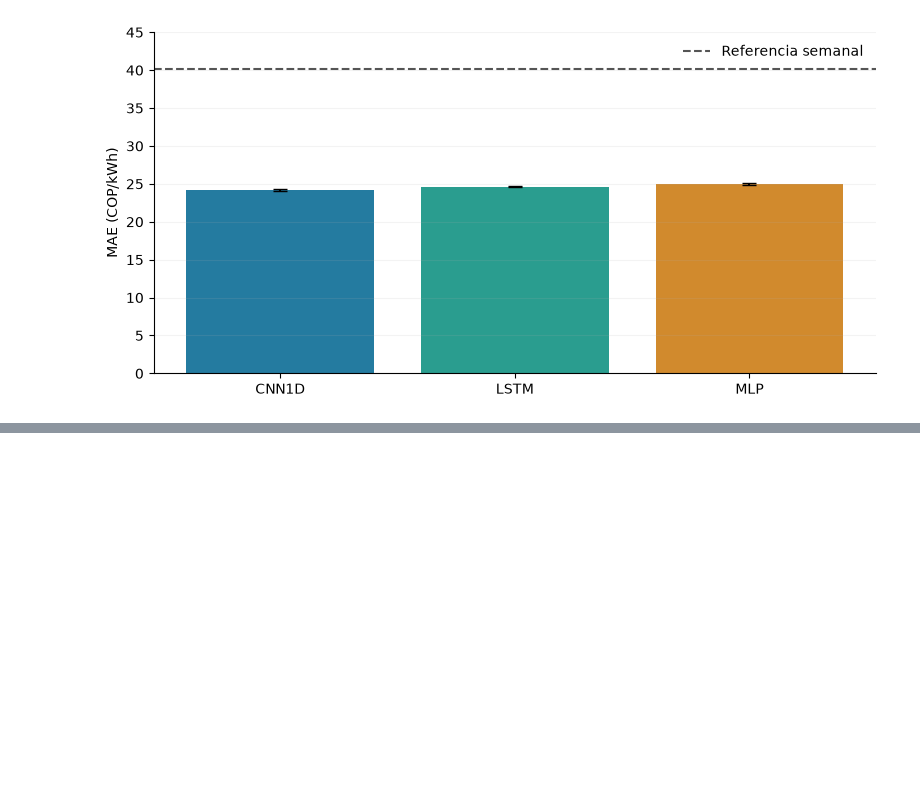
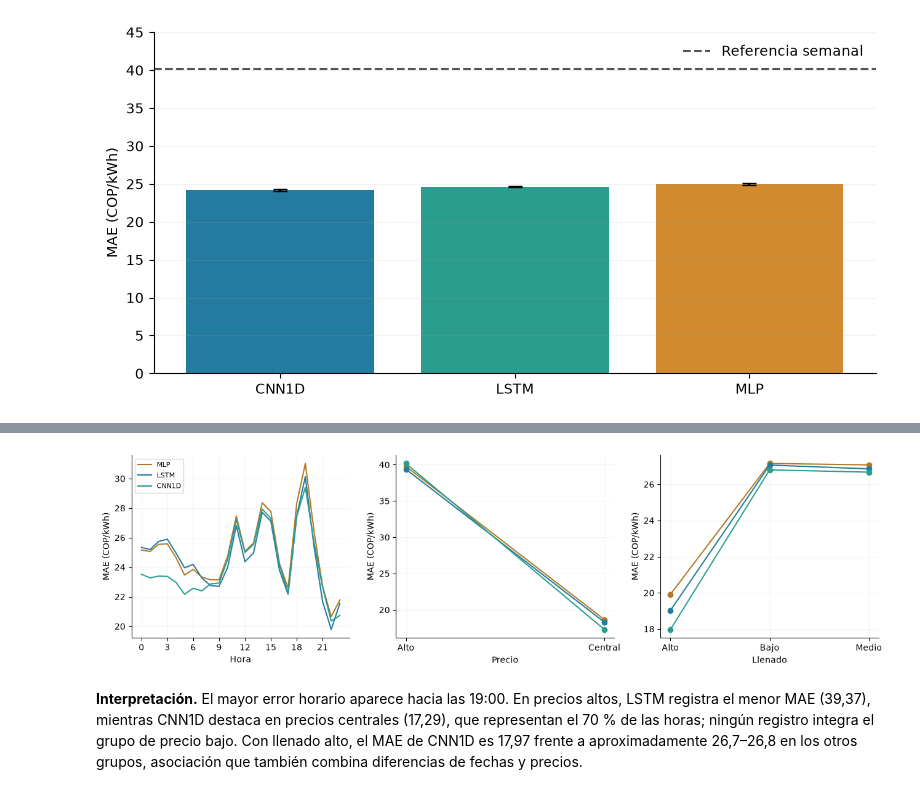
Before and after one commit to Fabian-11037/Time-Series-Project, a Jupyter notebook: docs/_sources/10_modelos.ipynb, the cells around one changed output, grey strips where cells are left out. Cells and saved outputs as stored; diff of their text form; code cells hidden in the pictures; blank space fills up the shorter version.

```diff
--- a/docs/_sources/10_modelos.ipynb
+++ b/docs/_sources/10_modelos.ipynb
@@ -956,0 +1618,6 @@ PyTorch 2.9.1+rocm6.4, Python 3.12.3 y AMD Radeon RX 6700 XT de 12 GB constituye
+# %%
+bmk_plot(benchmark_result, 'segmentos', ROOT); plt.show()
+# %% [output]
+[figure, added]
+# %% [markdown]
+**Interpretación.** El mayor error horario aparece hacia las 19:00. En precios altos, LSTM registra el menor MAE (39,37), mientras CNN1D destaca en precios centrales (17,29), que representan el 70 % de las horas; ningún registro integra el grupo de precio bajo. Con llenado alto, el MAE de CNN1D es 17,97 frente a aproximadamente 26,7–26,8 en los otros grupos, asociación que también combina diferencias de fechas y precios.
```
Also changed, not shown: parts of 127 cells of this notebook, 37 other files.
